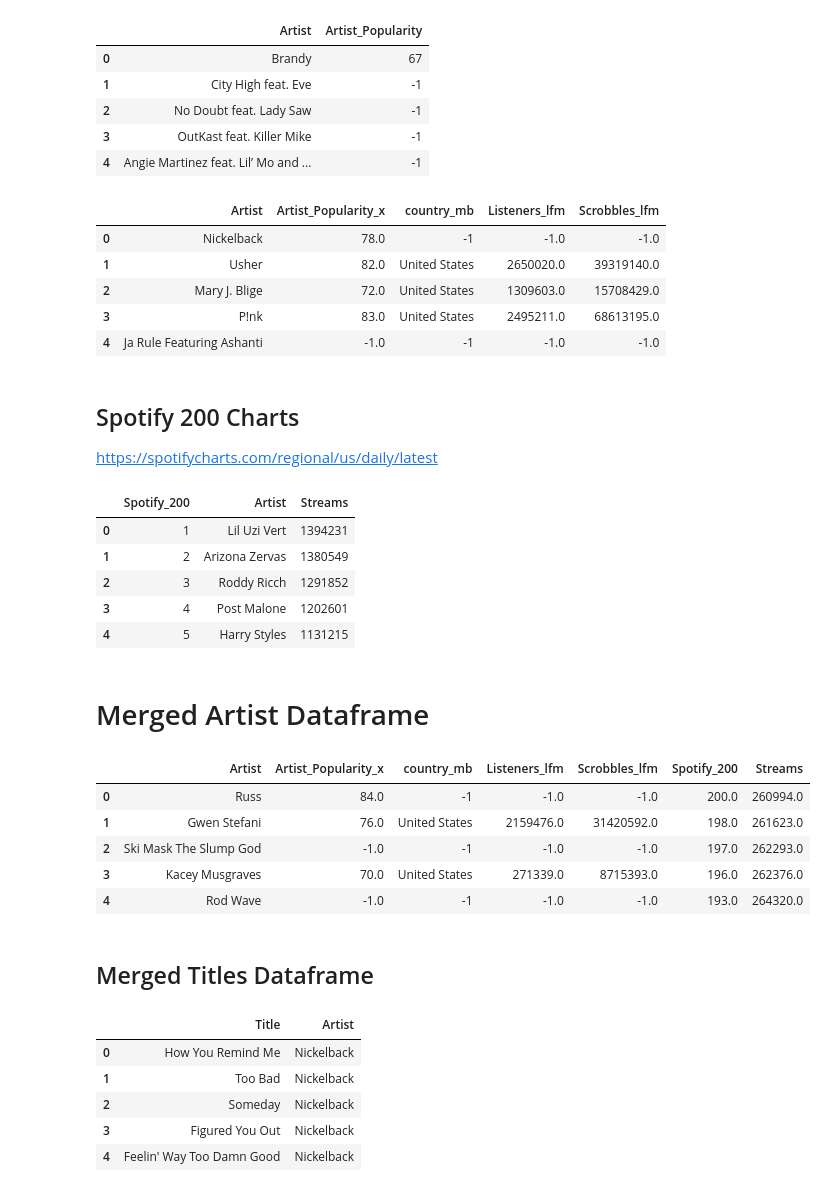
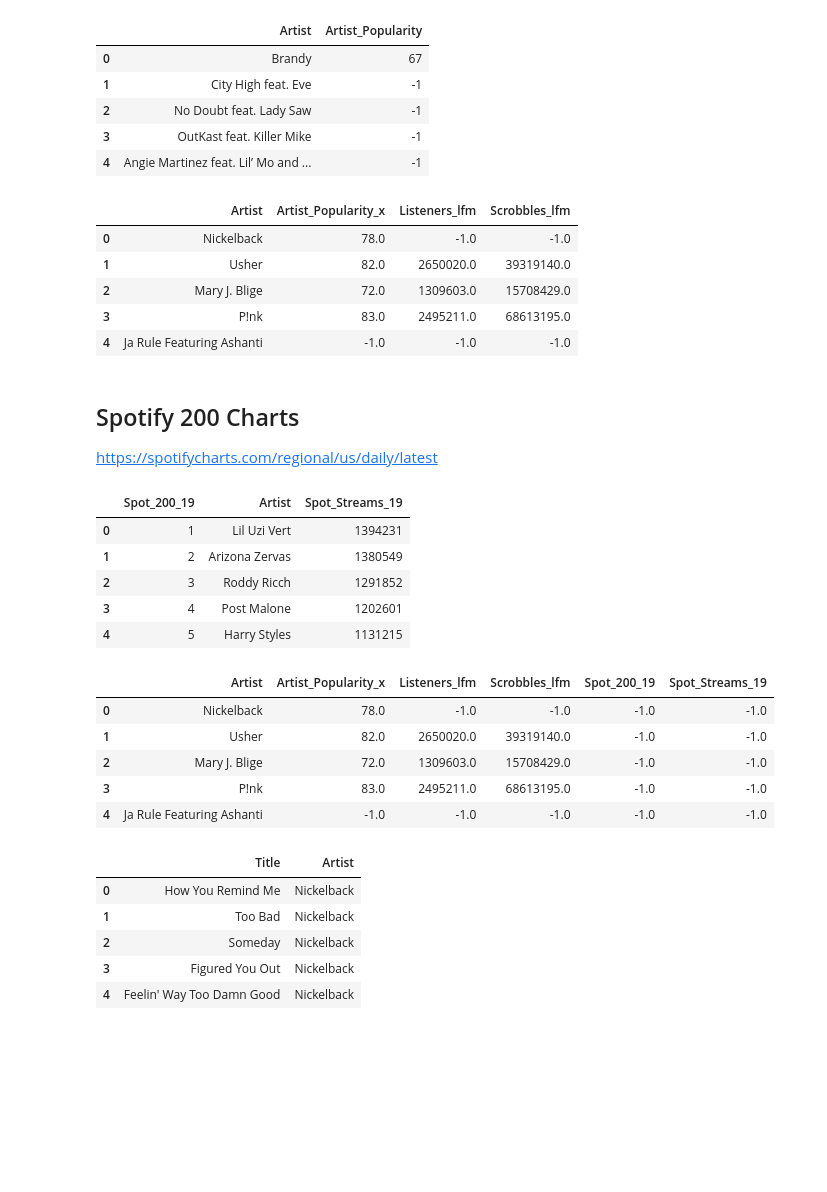
Before and after one commit to 4datawoman/ETL-project, a Jupyter notebook: ETL_project.ipynb, the cells around one changed output. Cells and saved outputs as stored; diff of their text form; code cells hidden in the pictures; blank space fills up the shorter version.

Commit message:
merged notebooks, code for MongoDB

```diff
--- a/ETL_project.ipynb
+++ b/ETL_project.ipynb
@@ -30,6 +34,7 @@ pop_us_artists = us_df.rename(columns={"artist_mb" : "Artist",
                                                "scrobbles_lastfm": "Scrobbles_lfm"})
 
 # pop_us_artists = pop_us_artists.sort_values('listeners_lastfm', ascending=False)
-# pop_us_artists = pop_us_artists.drop_duplicates()
+# pop_us_artists = pop_us_artists.drop_duplicates()pop_us_artists.drop(column=["country_mb"])
+pop_us_artists = pop_us_artists.drop(columns=["country_mb"])
 pop_us_artists.head()
 # %% [output]
@@ -168,12 +168,12 @@ artist_merge2.head()
 # len(artist_merge)
 # artist_merge2.sort_values("Listeners_lfm")
 # %% [output]
-|  | Artist | Artist_Popularity_x | country_mb | Listeners_lfm | Scrobbles_lfm |
-| 0 | Nickelback | 78.0 | -1 | -1.0 | -1.0 |
-| 1 | Usher | 82.0 | United States | 2650020.0 | 39319140.0 |
-| 2 | Mary J. Blige | 72.0 | United States | 1309603.0 | 15708429.0 |
-| 3 | P!nk | 83.0 | United States | 2495211.0 | 68613195.0 |
-| 4 | Ja Rule Featuring Ashanti | -1.0 | -1 | -1.0 | -1.0 |
+|  | Artist | Artist_Popularity_x | Listeners_lfm | Scrobbles_lfm |
+| 0 | Nickelback | 78.0 | -1.0 | -1.0 |
+| 1 | Usher | 82.0 | 2650020.0 | 39319140.0 |
+| 2 | Mary J. Blige | 72.0 | 1309603.0 | 15708429.0 |
+| 3 | P!nk | 83.0 | 2495211.0 | 68613195.0 |
+| 4 | Ja Rule Featuring Ashanti | -1.0 | -1.0 | -1.0 |
 # %% [markdown]
 ## Spotify 200 Charts
 https://spotifycharts.com/regional/us/daily/latest
@@ -182,32 +182,31 @@ csv_file = "spot_2d.csv"
 
 spot_200_df = pd.read_csv(csv_file, low_memory=False)
 # spot_200_df.head()
-spot_200_a = spot_200_df.drop(columns=["Track Name", "URL"]).rename(columns={"Position" : "Spotify_200"})
+spot_200_a = spot_200_df.drop(columns=["Track Name", "URL"]).rename(columns={"Position" : "Spot_200_19",
+                                                                             "Streams" : "Spot_Streams_19"} )
 spot_200_a = spot_200_a.drop_duplicates(subset='Artist', keep='first')
 spot_200_a.head()
 # %% [output]
-|  | Spotify_200 | Artist | Streams |
+|  | Spot_200_19 | Artist | Spot_Streams_19 |
 | 0 | 1 | Lil Uzi Vert | 1394231 |
 | 1 | 2 | Arizona Zervas | 1380549 |
 | 2 | 3 | Roddy Ricch | 1291852 |
 | 3 | 4 | Post Malone | 1202601 |
 | 4 | 5 | Harry Styles | 1131215 |
-# %% [markdown]
-# Merged Artist Dataframe
 # %%
 artist_merge3 = pd.merge(artist_merge2, spot_200_a, how='outer', on='Artist')
 artist_merge3 = artist_merge3.fillna(value=-1)
-artist_merge3 = artist_merge3.sort_values("Spotify_200", ascending=False).reset_index(drop=True)
+# artist_merge3 = artist_merge3.sort_values("Spotify_200", ascending=False)
+artist_merge3 = artist_merge3.dropna().reset_index(drop=True)
+
 artist_merge3.head()
 # %% [output]
-|  | Artist | Artist_Popularity_x | country_mb | Listeners_lfm | Scrobbles_lfm | Spotify_200 | Streams |
-| 0 | Russ | 84.0 | -1 | -1.0 | -1.0 | 200.0 | 260994.0 |
-| 1 | Gwen Stefani | 76.0 | United States | 2159476.0 | 31420592.0 | 198.0 | 261623.0 |
-| 2 | Ski Mask The Slump God | -1.0 | -1 | -1.0 | -1.0 | 197.0 | 262293.0 |
-| 3 | Kacey Musgraves | 70.0 | United States | 271339.0 | 8715393.0 | 196.0 | 262376.0 |
-| 4 | Rod Wave | -1.0 | -1 | -1.0 | -1.0 | 193.0 | 264320.0 |
+|  | Artist | Artist_Popularity_x | Listeners_lfm | Scrobbles_lfm | Spot_200_19 | Spot_Streams_19 |
+| 0 | Nickelback | 78.0 | -1.0 | -1.0 | -1.0 | -1.0 |
+| 1 | Usher | 82.0 | 2650020.0 | 39319140.0 | -1.0 | -1.0 |
+| 2 | Mary J. Blige | 72.0 | 1309603.0 | 15708429.0 | -1.0 | -1.0 |
+| 3 | P!nk | 83.0 | 2495211.0 | 68613195.0 | -1.0 | -1.0 |
+| 4 | Ja Rule Featuring Ashanti | -1.0 | -1.0 | -1.0 | -1.0 | -1.0 |
-# %% [markdown]
-## Merged Titles Dataframe
 # %%
 titles_merge = pd.merge(bb_artists_songs, spot_200_df, how='outer', on='Artist')
 titles_merge = titles_merge.drop(columns=["Position", "Track Name", "Streams", "URL"]).dropna()
```
Also changed, not shown: parts of 21 cells of this notebook.
